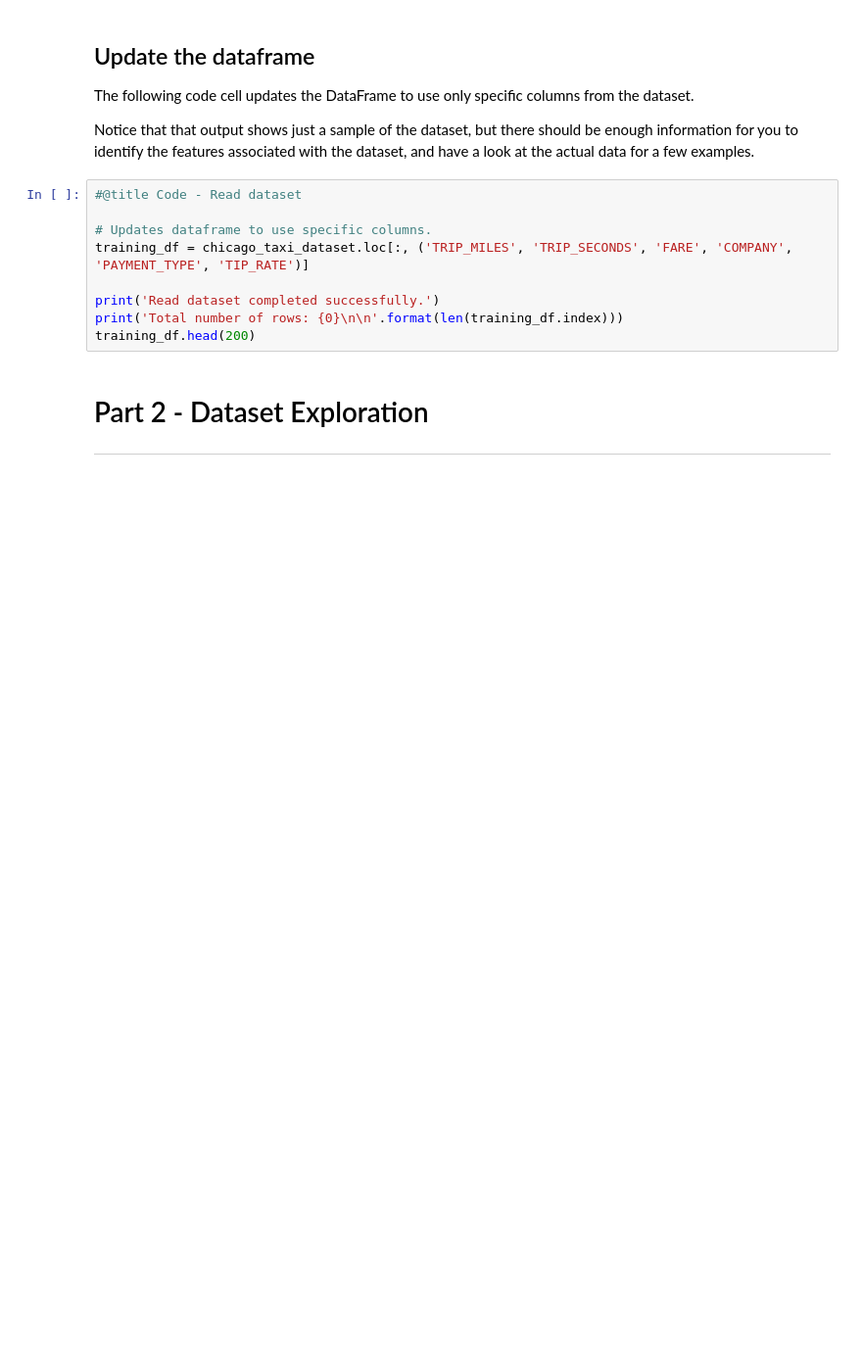
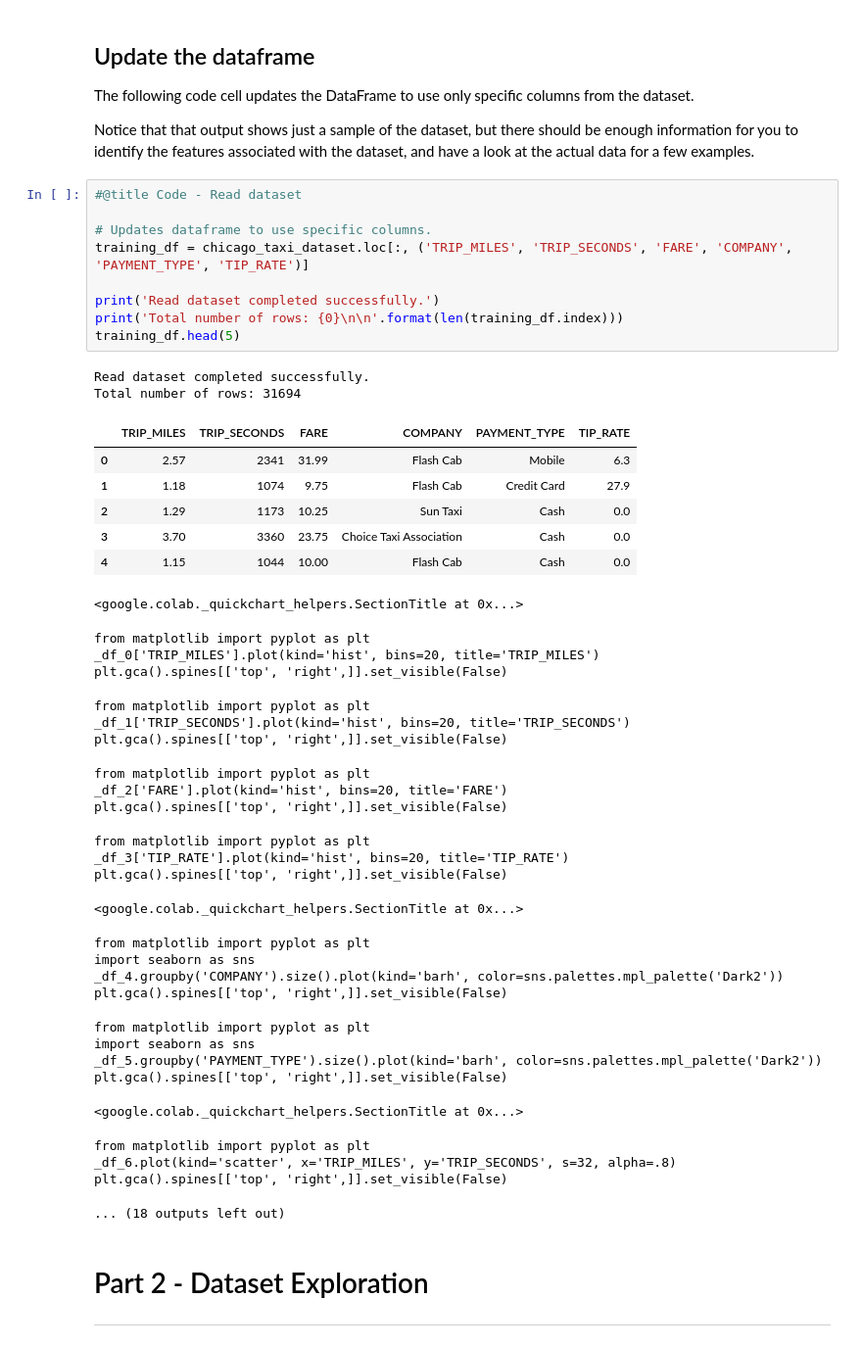
Before and after one commit to SOULEMANE74/google_ml_courses, a Jupyter notebook: ml/cc/exercises/linear_regression_taxi.ipynb, the cells around one changed output. Shown at 98% size. Saved outputs shown, nothing was run; the diff lists cells and outputs as text; blank space fills up the shorter version.

```diff
--- a/ml/cc/exercises/linear_regression_taxi.ipynb
+++ b/ml/cc/exercises/linear_regression_taxi.ipynb
@@ -105,12 +107,48 @@ Notice that that output shows just a sample of the dataset, but there should be
 # %%
 #@title Code - Read dataset
 
 # Updates dataframe to use specific columns.
 training_df = chicago_taxi_dataset.loc[:, ('TRIP_MILES', 'TRIP_SECONDS', 'FARE', 'COMPANY', 'PAYMENT_TYPE', 'TIP_RATE')]
 
 print('Read dataset completed successfully.')
 print('Total number of rows: {0}\n\n'.format(len(training_df.index)))
-training_df.head(200)
+training_df.head(5)
+# %% [output]
+Read dataset completed successfully.
+Total number of rows: 31694
+|  | TRIP_MILES | TRIP_SECONDS | FARE | COMPANY | PAYMENT_TYPE | TIP_RATE |
+| 0 | 2.57 | 2341 | 31.99 | Flash Cab | Mobile | 6.3 |
+| 1 | 1.18 | 1074 | 9.75 | Flash Cab | Credit Card | 27.9 |
+| 2 | 1.29 | 1173 | 10.25 | Sun Taxi | Cash | 0.0 |
+| 3 | 3.70 | 3360 | 23.75 | Choice Taxi Association | Cash | 0.0 |
+| 4 | 1.15 | 1044 | 10.00 | Flash Cab | Cash | 0.0 |
+<google.colab._quickchart_helpers.SectionTitle at 0x...>
+from matplotlib import pyplot as plt
+_df_0['TRIP_MILES'].plot(kind='hist', bins=20, title='TRIP_MILES')
+plt.gca().spines[['top', 'right',]].set_visible(False)
+from matplotlib import pyplot as plt
+_df_1['TRIP_SECONDS'].plot(kind='hist', bins=20, title='TRIP_SECONDS')
+plt.gca().spines[['top', 'right',]].set_visible(False)
+from matplotlib import pyplot as plt
+_df_2['FARE'].plot(kind='hist', bins=20, title='FARE')
+plt.gca().spines[['top', 'right',]].set_visible(False)
+from matplotlib import pyplot as plt
+_df_3['TIP_RATE'].plot(kind='hist', bins=20, title='TIP_RATE')
+plt.gca().spines[['top', 'right',]].set_visible(False)
+<google.colab._quickchart_helpers.SectionTitle at 0x...>
+from matplotlib import pyplot as plt
+import seaborn as sns
+_df_4.groupby('COMPANY').size().plot(kind='barh', color=sns.palettes.mpl_palette('Dark2'))
+plt.gca().spines[['top', 'right',]].set_visible(False)
+from matplotlib import pyplot as plt
+import seaborn as sns
+_df_5.groupby('PAYMENT_TYPE').size().plot(kind='barh', color=sns.palettes.mpl_palette('Dark2'))
+plt.gca().spines[['top', 'right',]].set_visible(False)
+<google.colab._quickchart_helpers.SectionTitle at 0x...>
+from matplotlib import pyplot as plt
+_df_6.plot(kind='scatter', x='TRIP_MILES', y='TRIP_SECONDS', s=32, alpha=.8)
+plt.gca().spines[['top', 'right',]].set_visible(False)
+... (18 outputs left out)
 # %% [markdown]
 # Part 2 - Dataset Exploration
 
```
Also changed, not shown: parts of 13 cells of this notebook.
